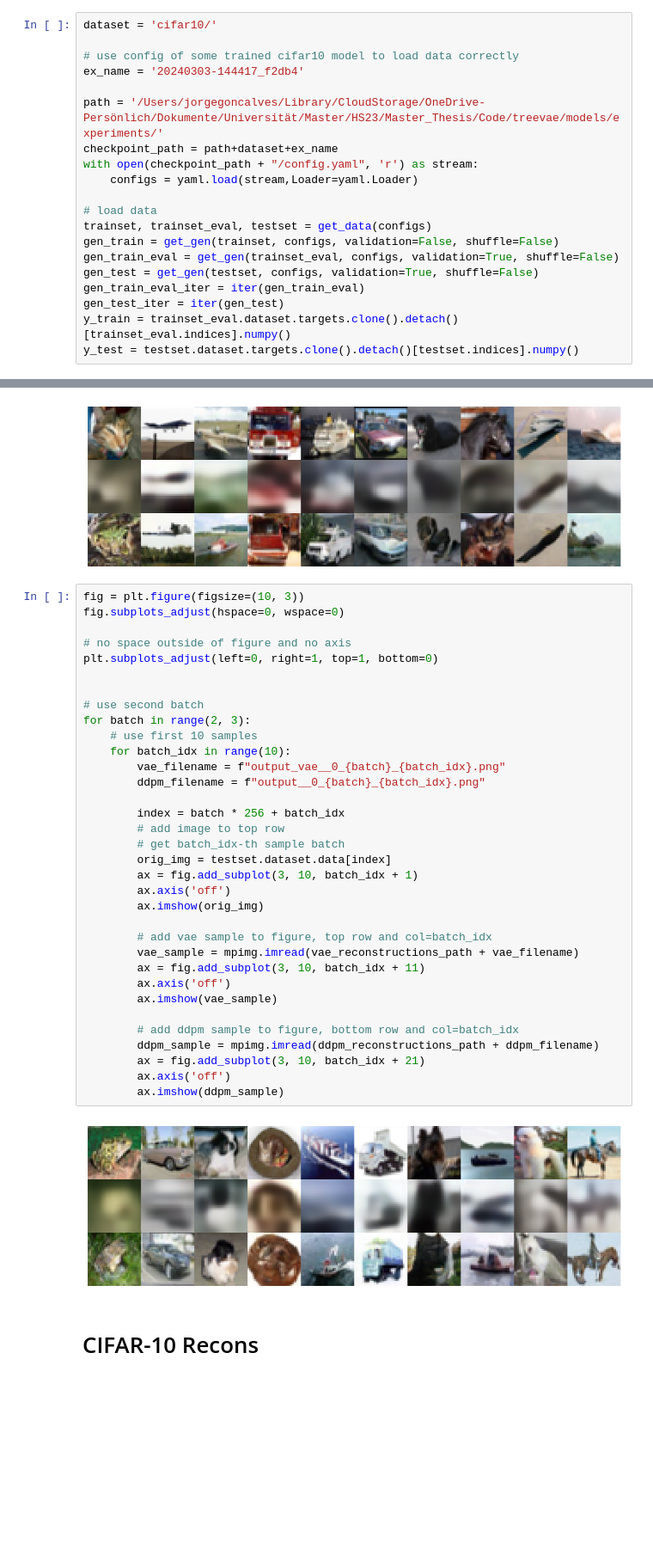
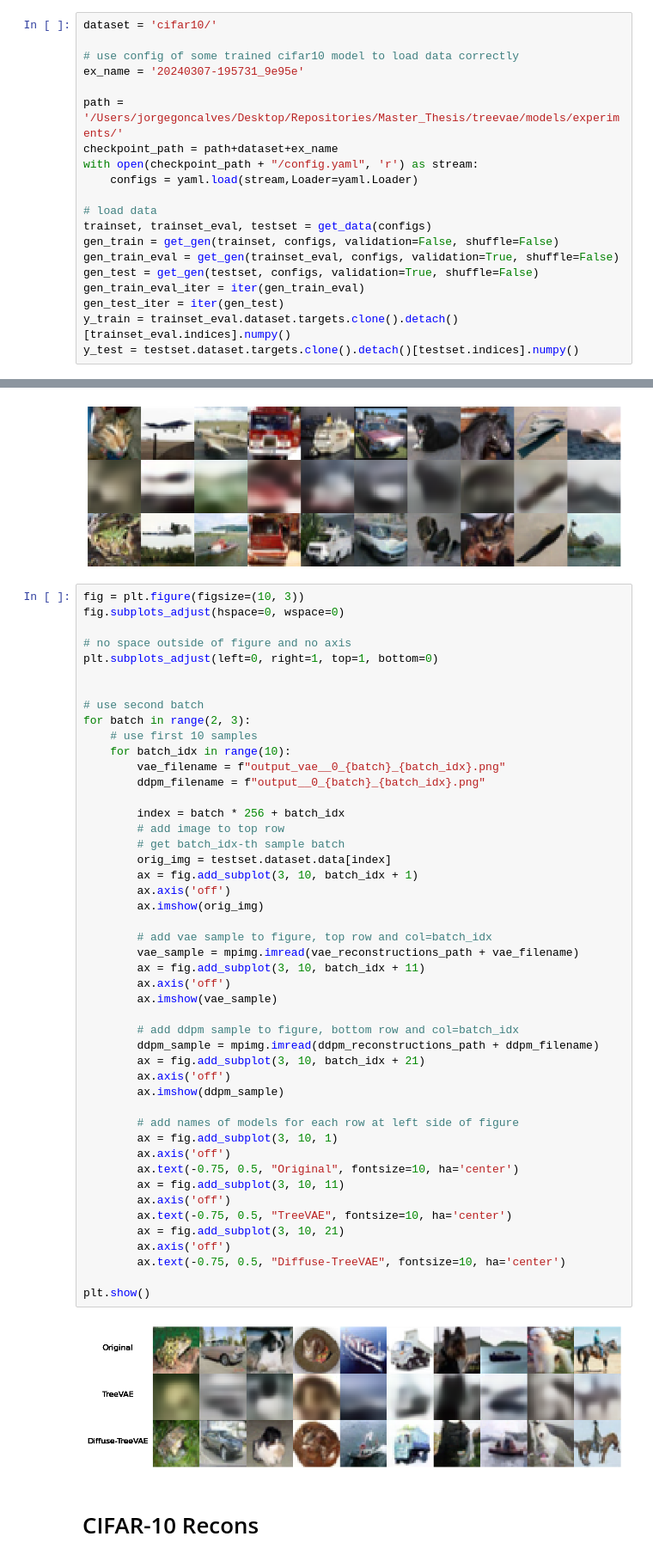
Before and after one commit to JoGo175/TreeDiffusion, a Jupyter notebook: notebooks/visualizations.ipynb, the cells around one changed output, grey strips where cells are left out. Shown at 86% size. Cells and saved outputs as stored; diff of their text form; blank space fills up the shorter version.

```diff
--- a/notebooks/visualizations.ipynb
+++ b/notebooks/visualizations.ipynb
@@ -111,9 +112,9 @@ for batch in range(1, 2):
 dataset = 'cifar10/'
 
 # use config of some trained cifar10 model to load data correctly
-ex_name = '20240303-144417_f2db4'
+ex_name = '20240307-195731_9e95e'
 
-path = '/Users/jorgegoncalves/Library/CloudStorage/OneDrive-Persönlich/Dokumente/Universität/Master/HS23/Master_Thesis/Code/treevae/models/experiments/'
+path = '/Users/jorgegoncalves/Desktop/Repositories/Master_Thesis/treevae/models/experiments/'
 checkpoint_path = path+dataset+ex_name
 with open(checkpoint_path + "/config.yaml", 'r') as stream:
     configs = yaml.load(stream,Loader=yaml.Loader)
@@ -175,34 +176,47 @@ fig.subplots_adjust(hspace=0, wspace=0)
 plt.subplots_adjust(left=0, right=1, top=1, bottom=0)
 
 
 # use second batch
 for batch in range(2, 3):
     # use first 10 samples
     for batch_idx in range(10):
         vae_filename = f"output_vae__0_{batch}_{batch_idx}.png"
         ddpm_filename = f"output__0_{batch}_{batch_idx}.png"
 
         index = batch * 256 + batch_idx
         # add image to top row
         # get batch_idx-th sample batch
         orig_img = testset.dataset.data[index]
         ax = fig.add_subplot(3, 10, batch_idx + 1)
         ax.axis('off')
         ax.imshow(orig_img)
 
         # add vae sample to figure, top row and col=batch_idx
         vae_sample = mpimg.imread(vae_reconstructions_path + vae_filename)
         ax = fig.add_subplot(3, 10, batch_idx + 11)
         ax.axis('off')
         ax.imshow(vae_sample)
 
         # add ddpm sample to figure, bottom row and col=batch_idx
         ddpm_sample = mpimg.imread(ddpm_reconstructions_path + ddpm_filename)
         ax = fig.add_subplot(3, 10, batch_idx + 21)
         ax.axis('off')
         ax.imshow(ddpm_sample)
+
+        # add names of models for each row at left side of figure
+        ax = fig.add_subplot(3, 10, 1)
+        ax.axis('off')
+        ax.text(-0.75, 0.5, "Original", fontsize=10, ha='center')
+        ax = fig.add_subplot(3, 10, 11)
+        ax.axis('off')
+        ax.text(-0.75, 0.5, "TreeVAE", fontsize=10, ha='center')
+        ax = fig.add_subplot(3, 10, 21)
+        ax.axis('off')
+        ax.text(-0.75, 0.5, "Diffuse-TreeVAE", fontsize=10, ha='center')
+
+plt.show()
 # %% [output]
-[figure, old version]
+[figure, new version]
 # %% [markdown]
 # CIFAR-10 Recons
 # %%
```
Also changed, not shown: parts of 1 cell of this notebook, 4 other files.
